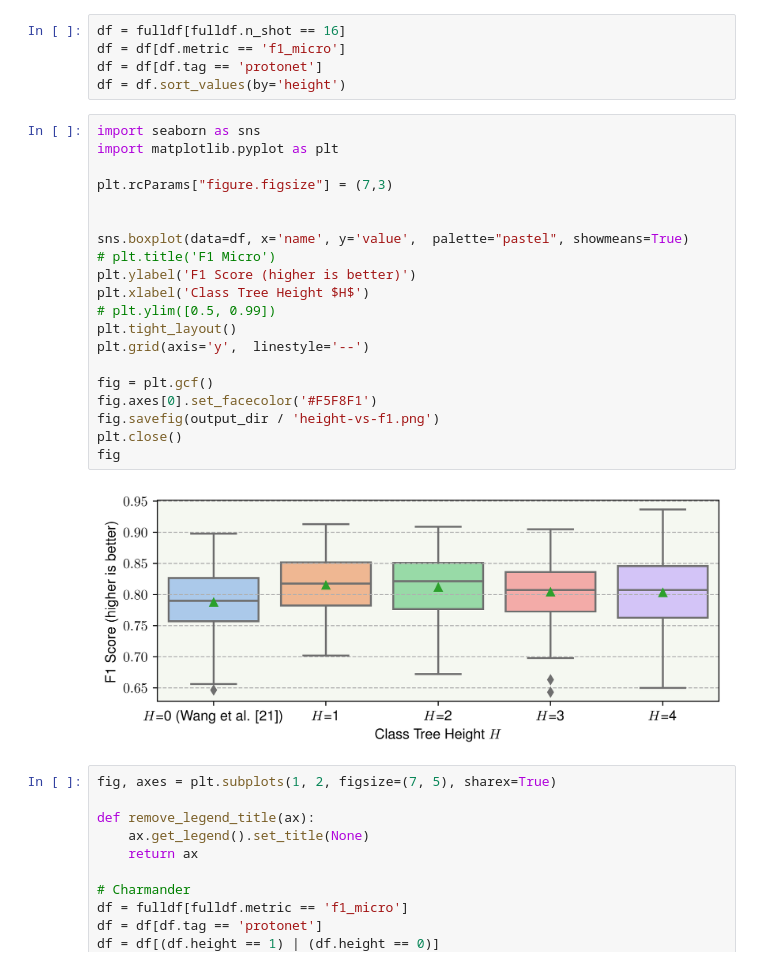
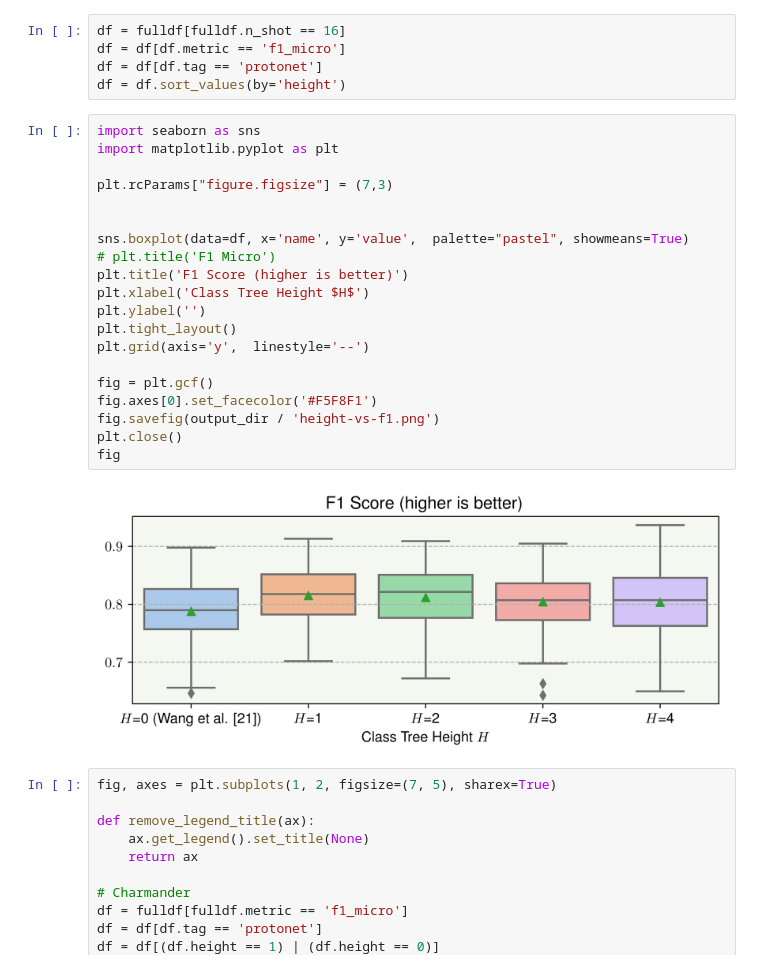
Before and after one commit to hugofloresgarcia/music-trees, a Jupyter notebook: scripts/figures.ipynb, the cells around one changed output. Cells and saved outputs as stored; diff of their text form.

```diff
--- a/scripts/figures.ipynb
+++ b/scripts/figures.ipynb
@@ -28,25 +28,25 @@ df = df.sort_values(by='height')
 # %%
 import seaborn as sns
 import matplotlib.pyplot as plt
 
 plt.rcParams["figure.figsize"] = (7,3)
 
 
 sns.boxplot(data=df, x='name', y='value',  palette="pastel", showmeans=True)
 # plt.title('F1 Micro')
-plt.ylabel('F1 Score (higher is better)')
+plt.title('F1 Score (higher is better)')
 plt.xlabel('Class Tree Height $H$')
-# plt.ylim([0.5, 0.99])
+plt.ylabel('')
 plt.tight_layout()
 plt.grid(axis='y',  linestyle='--')
 
 fig = plt.gcf()
 fig.axes[0].set_facecolor('#F5F8F1')
 fig.savefig(output_dir / 'height-vs-f1.png')
 plt.close()
 fig
 # %% [output]
-[figure, old version]
+[figure, new version]
 # %%
 fig, axes = plt.subplots(1, 2, figsize=(7, 5), sharex=True)
 
```
Also changed, not shown: 5 other files.
